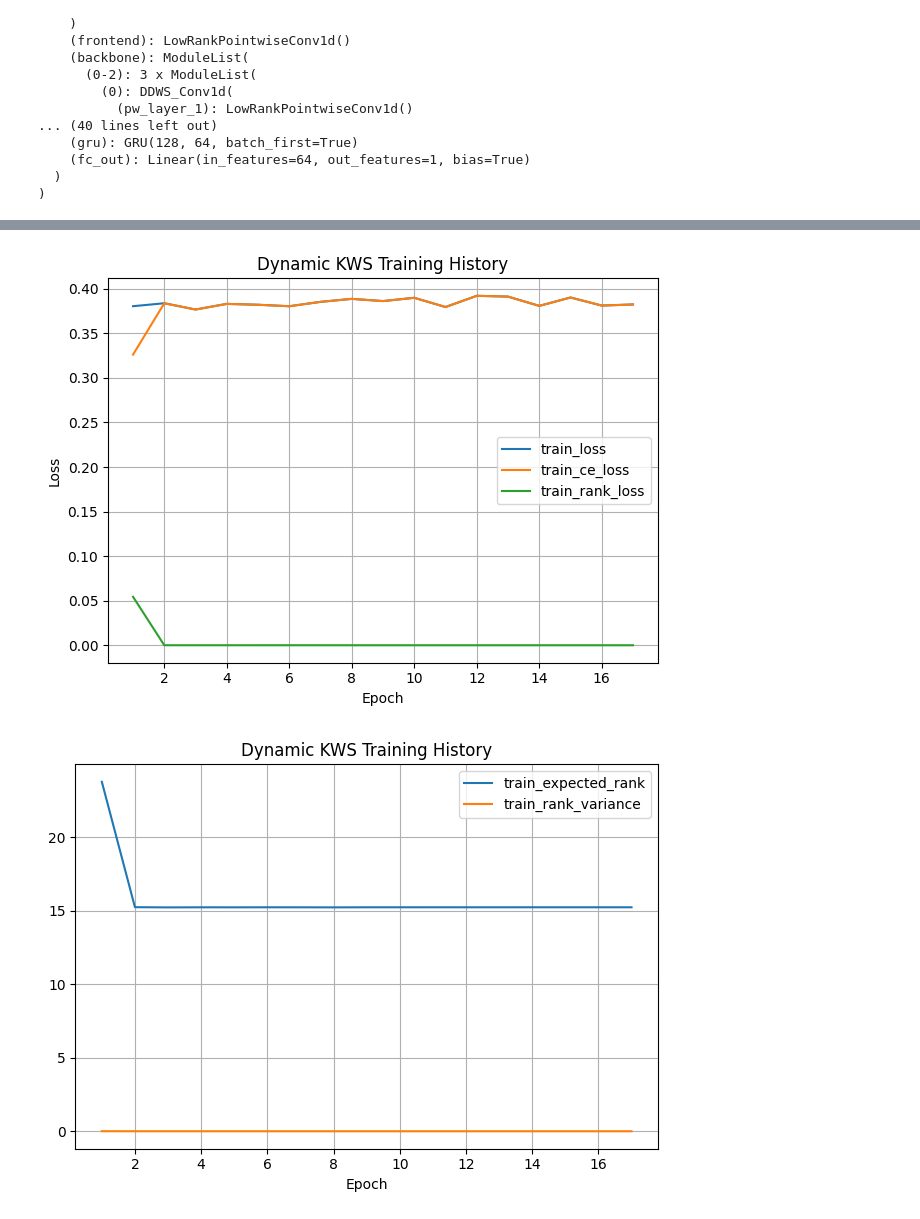
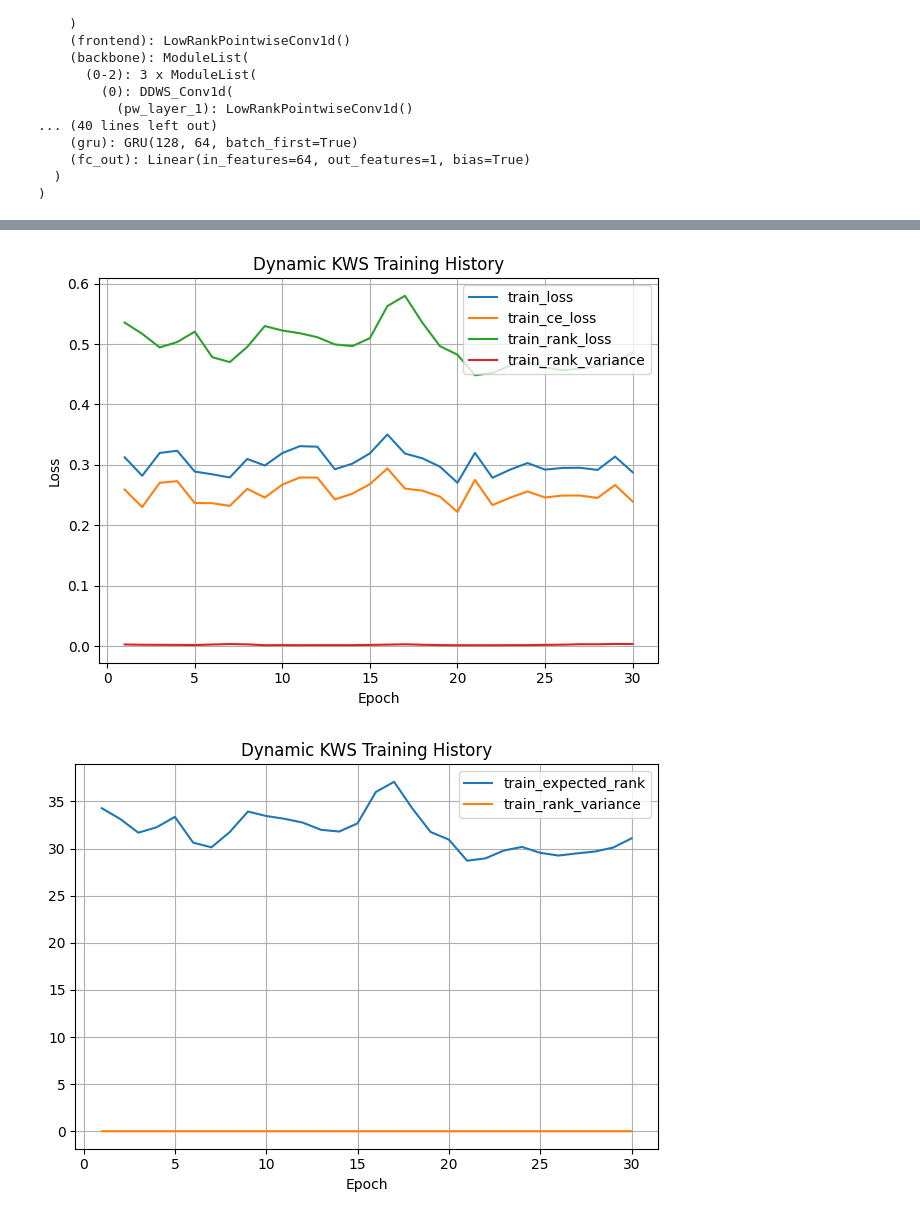
Before and after one commit to c-wejendorp/thesis, a Jupyter notebook: scripts/keyword_spotting/dynamic_model_validation.ipynb, the cells around one changed output, grey strips where cells are left out. Saved outputs shown, nothing was run; the diff lists cells and outputs as text; code cells hidden in the pictures.

```diff
--- a/scripts/keyword_spotting/dynamic_model_validation.ipynb
+++ b/scripts/keyword_spotting/dynamic_model_validation.ipynb
@@ -52,7 +57,12 @@ router = GRURouter(
 model = KWSDynamic(base=base_model, router=router).to(device)
 #model_path = "/Users/christoffer/Documents/Thesis/thesis_project/model_runs/dynamic/2025-12-15_11-43-03/best_model.pth"
 #model_path = "/Users/christoffer/Documents/Thesis/thesis_project/model_runs/dynamic/2025-12-15_12-21-44/best_model.pth"
-model_path = "/Users/christoffer/Documents/Thesis/thesis_project/model_runs/dynamic/2025-12-19_11-24-14/best_model.pth"
+#model_path = "/Users/christoffer/Documents/Thesis/thesis_project/model_runs/dynamic/2025-12-19_11-24-14/best_model.pth"
+#model_path = "/Users/christoffer/Documents/Thesis/thesis_project/model_runs/dynamic/2025-12-19_12-23-19/best_model.pth"
+#model_path = "/Users/christoffer/Documents/Thesis/thesis_project/model_runs/dynamic/2025-12-19_12-51-38/best_model.pth"
+#model_path = "/Users/christoffer/Documents/Thesis/thesis_project/model_runs/dynamic/2025-12-19_12-56-03/best_model.pth"
+#model_path = "/Users/christoffer/Documents/Thesis/thesis_project/model_runs/dynamic/2025-12-19_13-29-54/best_model.pth"
+model_path = "/Users/christoffer/Documents/Thesis/thesis_project/model_runs/dynamic/2025-12-19_15-30-46/best_model.pth"
 
 history_path = model_path.replace("best_model.pth", "history.npy")
 ckpt = torch.load(model_path, map_location=device)
@@ -194,11 +201,11 @@ def plot_dynamic_history(
 # %%
 # visualize training history
 plot_dynamic_history(
     history_path,
-    keys=("train_loss", "train_ce_loss", "train_rank_loss", "val_loss", "val_ce_loss", "val_rank_loss"),
+    keys=("train_loss", "train_ce_loss", "train_rank_loss", "val_loss", "val_ce_loss", "val_rank_loss","train_rank_variance"),
     title="Dynamic KWS Training History",
     show_rank_stats=True,
 )
 # %% [output]
-[figure, old version]
+[figure, new version]
-[figure, old version]
+[figure, new version]
```
Also changed, not shown: parts of 6 cells of this notebook, 4 other files.
